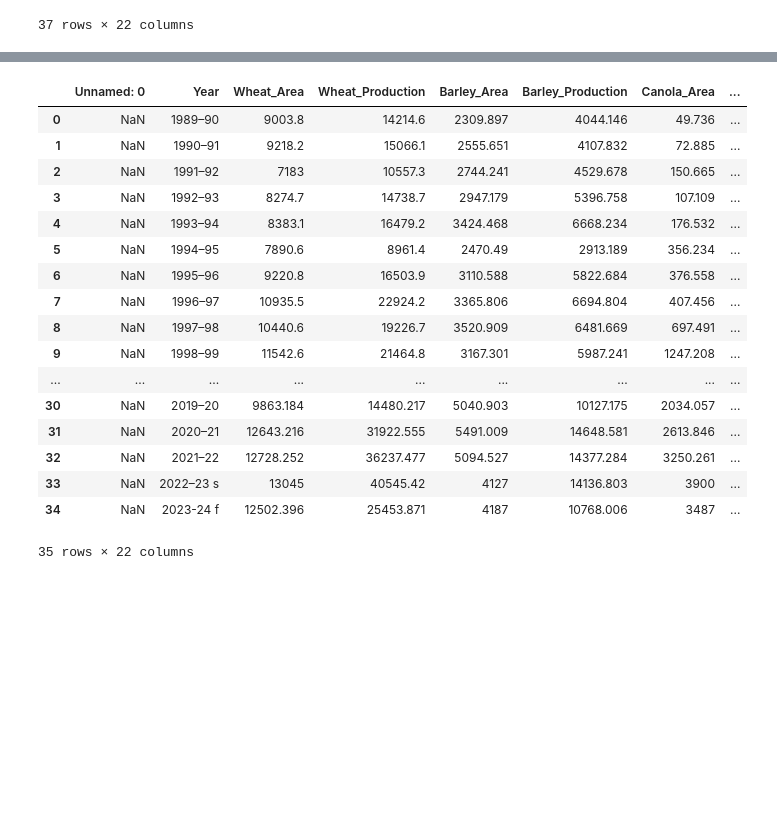
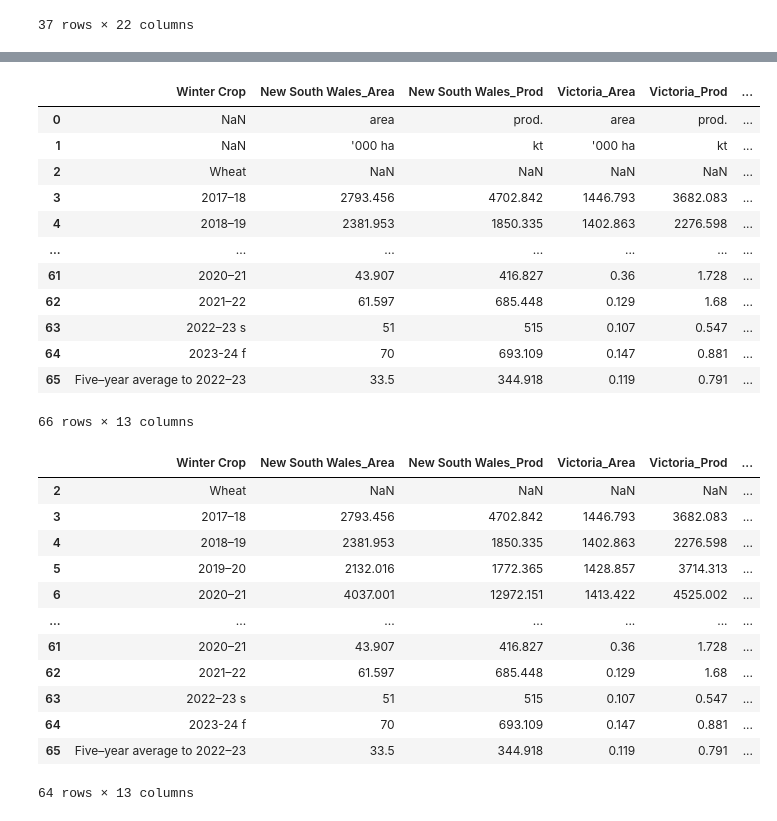
Before and after one commit to Moisebea/Crop_Report, a Jupyter notebook: OneDrive/Documents/Bureau/ABARES Dec Crop Report/Scraping_data.ipynb, the cells around one changed output, grey strips where cells are left out. Drawn from its saved outputs; the diff is of its cells as text; code cells hidden in the pictures; blank space fills up the shorter version.

```diff
--- a/OneDrive/Documents/Bureau/ABARES Dec Crop Report/Scraping_data.ipynb
+++ b/OneDrive/Documents/Bureau/ABARES Dec Crop Report/Scraping_data.ipynb
@@ -899,0 +1083,3 @@ table_11 = Table_11.copy()
+# %%
+Table_14 = pd.read_excel(fichier, sheet_name='Table 13', skiprows=8, skipfooter=1)
+Table_14
@@ -899,0 +1100,5 @@ table_11 = Table_11.copy()
+# %%
+Table_14.columns = ['Unnamed: 0', 'Winter Crop', 'New South Wales_Area', 'New South Wales_Prod',
+       'Victoria_Area', 'Victoria_Prod', 'Queensland_Area', 'Queensland_Prod', 'South Australia_Area',
+       'South Australia_Prod', 'Western Australia_Area', 'Western Australia_Prod', 'Tasmania_Area',
+       'Tasmania_Prod']
@@ -900,23 +1121,35 @@ table_11 = Table_11.copy()
+# %%
+Table_14 = Table_14.drop(columns=['Unnamed: 0'], axis=1)
+Table_14
+# %% [output]
+|  | Winter Crop | New South Wales_Area | New South Wales_Prod | Victoria_Area | Victoria_Prod | ... |
+| 0 | NaN | area | prod. | area | prod. | ... |
+| 1 | NaN | '000 ha | kt | '000 ha | kt | ... |
+| 2 | Wheat | NaN | NaN | NaN | NaN | ... |
+| 3 | 2017–18 | 2793.456 | 4702.842 | 1446.793 | 3682.083 | ... |
+| 4 | 2018–19 | 2381.953 | 1850.335 | 1402.863 | 2276.598 | ... |
+| ... | ... | ... | ... | ... | ... | ... |
+| 61 | 2020–21 | 43.907 | 416.827 | 0.36 | 1.728 | ... |
+| 62 | 2021–22 | 61.597 | 685.448 | 0.129 | 1.68 | ... |
+| 63 | 2022–23 s | 51 | 515 | 0.107 | 0.547 | ... |
+| 64 | 2023-24 f | 70 | 693.109 | 0.147 | 0.881 | ... |
+| 65 | Five–year average to 2022–23 | 33.5 | 344.918 | 0.119 | 0.791 | ... |
+66 rows × 13 columns
 # %%
-table_11 = table_11.drop(index=[0,1],axis=0)
-table_11 =table_11.reset_index(drop=True)
-table_11
+Table_14 = Table_14.drop(index=[0,1],axis= 0)
+Table_14.reset_index(drop=True)
+Table_14
 # %% [output]
-|  | Unnamed: 0 | Year | Wheat_Area | Wheat_Production | Barley_Area | Barley_Production | Canola_Area | ... |
-| 0 | NaN | 1989–90 | 9003.8 | 14214.6 | 2309.897 | 4044.146 | 49.736 | ... |
-| 1 | NaN | 1990–91 | 9218.2 | 15066.1 | 2555.651 | 4107.832 | 72.885 | ... |
-| 2 | NaN | 1991–92 | 7183 | 10557.3 | 2744.241 | 4529.678 | 150.665 | ... |
-| 3 | NaN | 1992–93 | 8274.7 | 14738.7 | 2947.179 | 5396.758 | 107.109 | ... |
-| 4 | NaN | 1993–94 | 8383.1 | 16479.2 | 3424.468 | 6668.234 | 176.532 | ... |
-| 5 | NaN | 1994–95 | 7890.6 | 8961.4 | 2470.49 | 2913.189 | 356.234 | ... |
-| 6 | NaN | 1995–96 | 9220.8 | 16503.9 | 3110.588 | 5822.684 | 376.558 | ... |
-| 7 | NaN | 1996–97 | 10935.5 | 22924.2 | 3365.806 | 6694.804 | 407.456 | ... |
-| 8 | NaN | 1997–98 | 10440.6 | 19226.7 | 3520.909 | 6481.669 | 697.491 | ... |
-| 9 | NaN | 1998–99 | 11542.6 | 21464.8 | 3167.301 | 5987.241 | 1247.208 | ... |
-| ... | ... | ... | ... | ... | ... | ... | ... | ... |
-| 30 | NaN | 2019–20 | 9863.184 | 14480.217 | 5040.903 | 10127.175 | 2034.057 | ... |
-| 31 | NaN | 2020–21 | 12643.216 | 31922.555 | 5491.009 | 14648.581 | 2613.846 | ... |
-| 32 | NaN | 2021–22 | 12728.252 | 36237.477 | 5094.527 | 14377.284 | 3250.261 | ... |
-| 33 | NaN | 2022–23 s | 13045 | 40545.42 | 4127 | 14136.803 | 3900 | ... |
-| 34 | NaN | 2023-24 f | 12502.396 | 25453.871 | 4187 | 10768.006 | 3487 | ... |
+|  | Winter Crop | New South Wales_Area | New South Wales_Prod | Victoria_Area | Victoria_Prod | ... |
+| 2 | Wheat | NaN | NaN | NaN | NaN | ... |
+| 3 | 2017–18 | 2793.456 | 4702.842 | 1446.793 | 3682.083 | ... |
+| 4 | 2018–19 | 2381.953 | 1850.335 | 1402.863 | 2276.598 | ... |
+| 5 | 2019–20 | 2132.016 | 1772.365 | 1428.857 | 3714.313 | ... |
+| 6 | 2020–21 | 4037.001 | 12972.151 | 1413.422 | 4525.002 | ... |
+| ... | ... | ... | ... | ... | ... | ... |
+| 61 | 2020–21 | 43.907 | 416.827 | 0.36 | 1.728 | ... |
+| 62 | 2021–22 | 61.597 | 685.448 | 0.129 | 1.68 | ... |
+| 63 | 2022–23 s | 51 | 515 | 0.107 | 0.547 | ... |
+| 64 | 2023-24 f | 70 | 693.109 | 0.147 | 0.881 | ... |
+| 65 | Five–year average to 2022–23 | 33.5 | 344.918 | 0.119 | 0.791 | ... |
-35 rows × 22 columns
+64 rows × 13 columns
```
Also changed, not shown: parts of 32 cells of this notebook, 3 other files.
